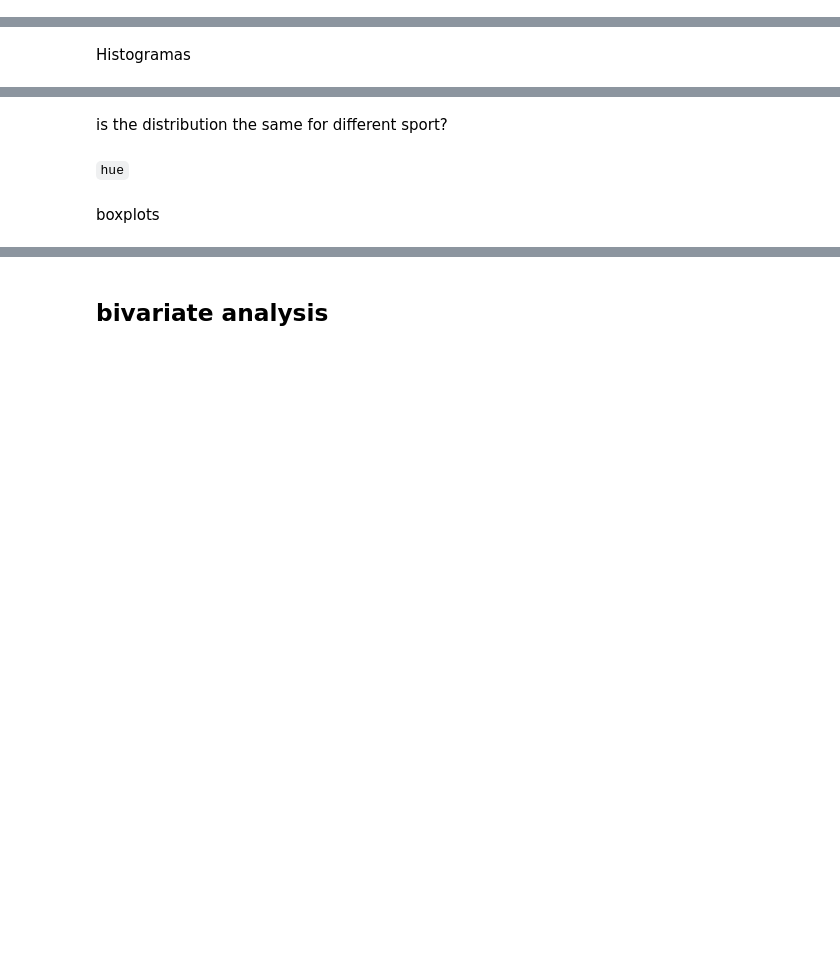
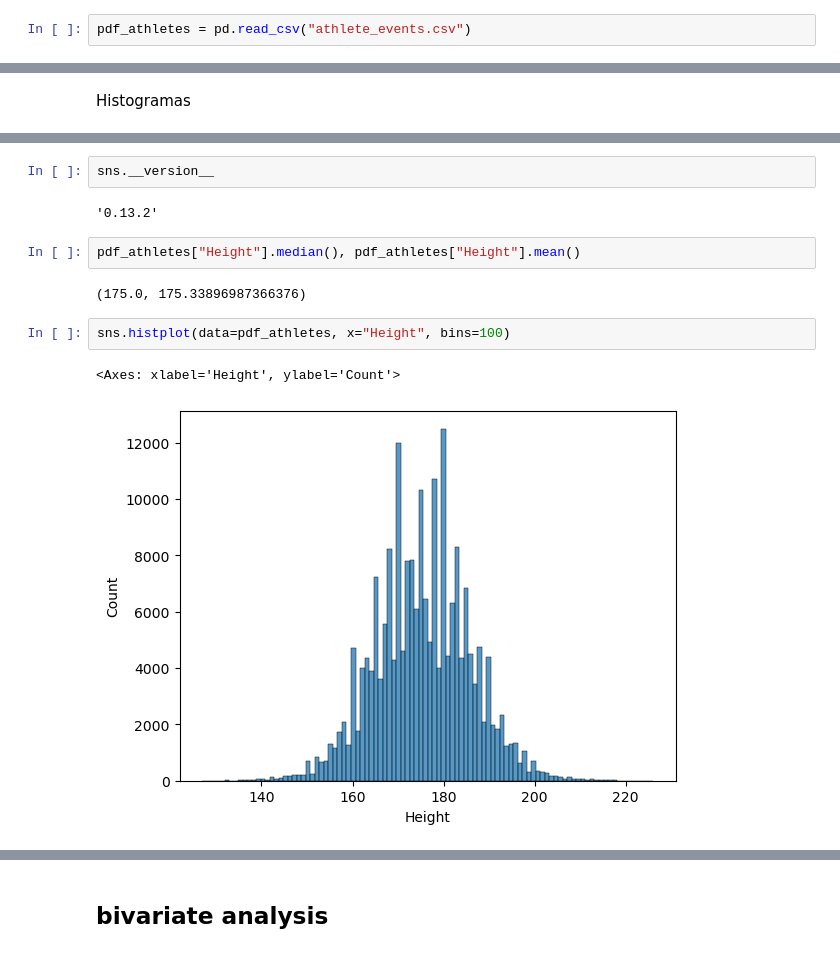
Before and after one commit to bosquealeatorio/bootcamp-python-202501, a Jupyter notebook: sesion-4/05 - pandas.ipynb, the cells around one changed output, grey strips where cells are left out. Cells and saved outputs as stored; diff of their text form; blank space fills up the shorter version.

```diff
--- a/sesion-4/05 - pandas.ipynb
+++ b/sesion-4/05 - pandas.ipynb
@@ -16,0 +23,2 @@ can we read a .csv, .txt, .xlsx file?
+# %%
+pdf_athletes = pd.read_csv("athlete_events.csv")
@@ -51,6 +331,13 @@ Height distribution
-# %% [markdown]
-is the distribution the same for different sport?
-# %% [markdown]
-`hue`
-# %% [markdown]
-boxplots
+# %%
+sns.__version__
+# %% [output]
+'0.13.2'
+# %%
+pdf_athletes["Height"].median(), pdf_athletes["Height"].mean()
+# %% [output]
+(175.0, 175.33896987366376)
+# %%
+sns.histplot(data=pdf_athletes, x="Height", bins=100)
+# %% [output]
+<Axes: xlabel='Height', ylabel='Count'>
+[figure, added]
```
Also changed, not shown: parts of 72 cells of this notebook.
